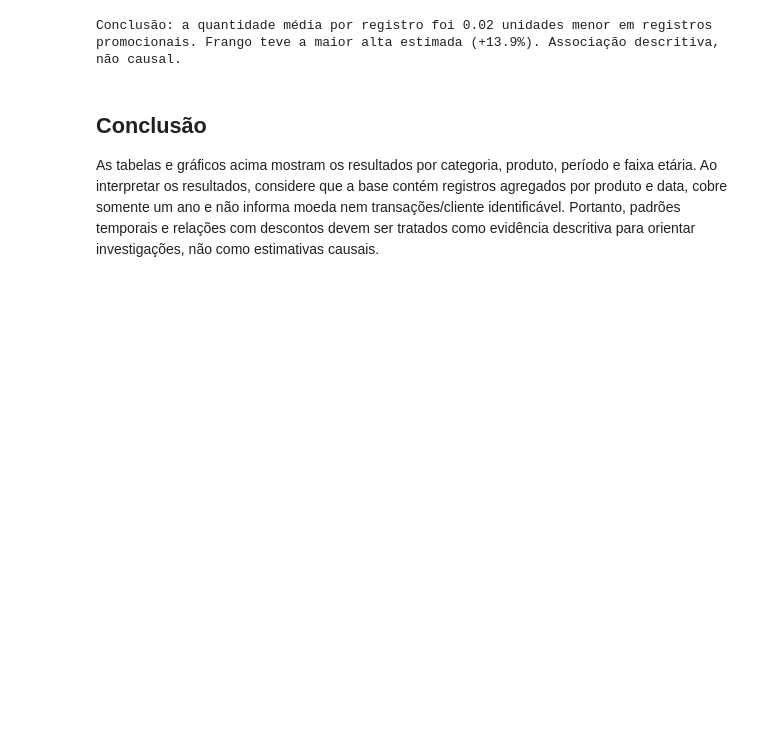
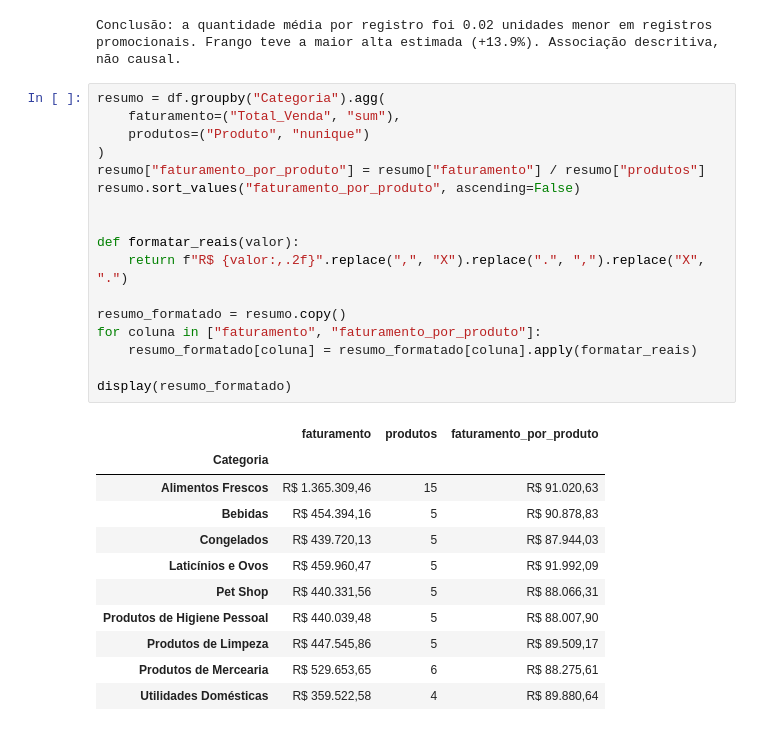
Before and after one commit to fabiojangelni/projeto_analise_exploratoria, a Jupyter notebook: analise_exploratoria_vendas_projeto.ipynb, the cells around one changed output. Cells and saved outputs as stored; diff of their text form; blank space fills up the shorter version.

Commit message:
conclusoes da tabela

```diff
--- a/analise_exploratoria_vendas_projeto.ipynb
+++ b/analise_exploratoria_vendas_projeto.ipynb
@@ -720,7 +720,32 @@ Interpretação: diferença observacional; não é possível afirmar causalidade
 [figure]
 [figure]
 Conclusão: a quantidade média por registro foi 0.02 unidades menor em registros promocionais. Frango teve a maior alta estimada (+13.9%). Associação descritiva, não causal.
-# %% [markdown]
-## Conclusão
-
-As tabelas e gráficos acima mostram os resultados por categoria, produto, período e faixa etária. Ao interpretar os resultados, considere que a base contém registros agregados por produto e data, cobre somente um ano e não informa moeda nem transações/cliente identificável. Portanto, padrões temporais e relações com descontos devem ser tratados como evidência descritiva para orientar investigações, não como estimativas causais.
+# %%
+resumo = df.groupby("Categoria").agg(
+    faturamento=("Total_Venda", "sum"),
+    produtos=("Produto", "nunique")
+)
+resumo["faturamento_por_produto"] = resumo["faturamento"] / resumo["produtos"]
+resumo.sort_values("faturamento_por_produto", ascending=False)
+
+
+def formatar_reais(valor):
+    return f"R$ {valor:,.2f}".replace(",", "X").replace(".", ",").replace("X", ".")
+
+resumo_formatado = resumo.copy()
+for coluna in ["faturamento", "faturamento_por_produto"]:
+    resumo_formatado[coluna] = resumo_formatado[coluna].apply(formatar_reais)
+
+display(resumo_formatado)
+# %% [output]
+|  | faturamento | produtos | faturamento_por_produto |
+| Categoria |  |  |  |
+| Alimentos Frescos | R$ 1.365.309,46 | 15 | R$ 91.020,63 |
+| Bebidas | R$ 454.394,16 | 5 | R$ 90.878,83 |
+| Congelados | R$ 439.720,13 | 5 | R$ 87.944,03 |
+| Laticínios e Ovos | R$ 459.960,47 | 5 | R$ 91.992,09 |
+| Pet Shop | R$ 440.331,56 | 5 | R$ 88.066,31 |
+| Produtos de Higiene Pessoal | R$ 440.039,48 | 5 | R$ 88.007,90 |
+| Produtos de Limpeza | R$ 447.545,86 | 5 | R$ 89.509,17 |
+| Produtos de Mercearia | R$ 529.653,65 | 6 | R$ 88.275,61 |
+| Utilidades Domésticas | R$ 359.522,58 | 4 | R$ 89.880,64 |
```
Also changed, not shown: parts of 1 cell of this notebook.
